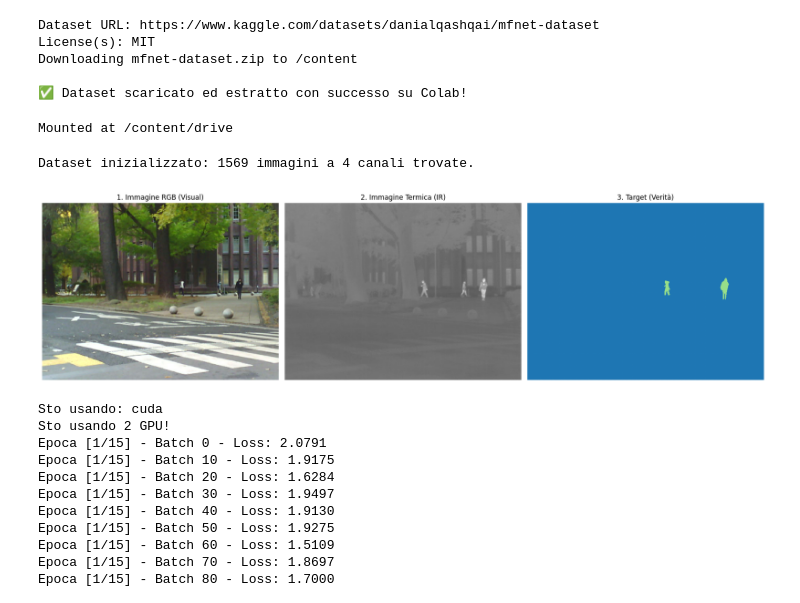
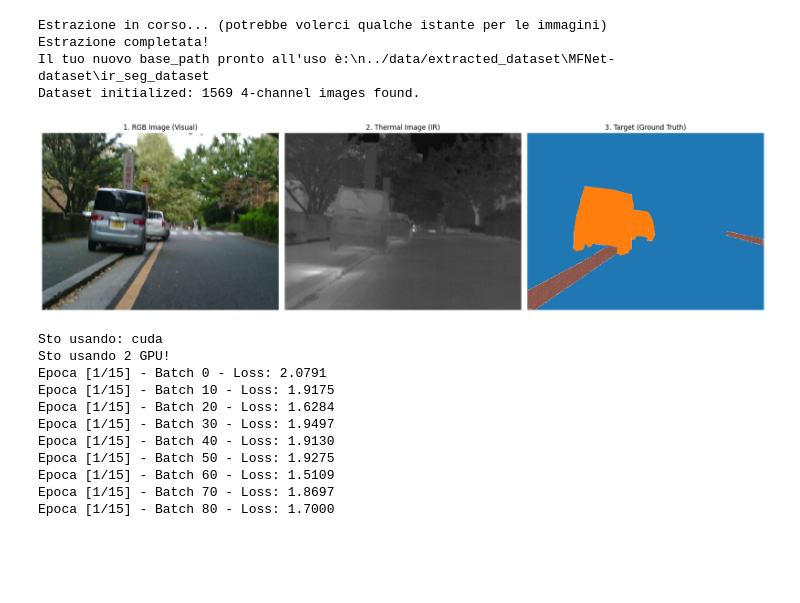
Before and after one commit to Yammi2002/DataFusionProject, a Jupyter notebook: notebooks/notebook.ipynb, the cells around one changed output. Drawn from its saved outputs; the diff is of its cells as text; code cells hidden in the pictures; blank space fills up the shorter version.

Commit message:
removed kaggle code

```diff
--- a/notebooks/notebook.ipynb
+++ b/notebooks/notebook.ipynb
@@ -5,38 +1,3 @@ dataset_path = '/kaggle/input'
-# %%
-import os
-
-
-os.environ['KAGGLE_API_TOKEN'] = "KGAT_c1b3be8ddc42844039565500f9122ec4"
-
-!kaggle datasets download -d danialqashqai/mfnet-dataset
-
-!unzip -q mfnet-dataset.zip -d /content/
-
-print("Done!")
-# %% [output]
-Dataset URL: https://www.kaggle.com/datasets/danialqashqai/mfnet-dataset
-License(s): MIT
-Downloading mfnet-dataset.zip to /content
-
-✅ Dataset scaricato ed estratto con successo su Colab!
-# %%
-import os
-import random
-import torch
-import torch.nn as nn
-import torch.nn.functional as F
-import numpy as np
-import matplotlib.pyplot as plt
-from PIL import Image
-from torch.utils.data import Dataset
-from torchvision import transforms
-from google.colab import drive
-
-drive.mount('/content/drive')
-percorso_pesi_rgb = "/content/drive/MyDrive/best_rgb.pth"
-percorso_pesi_ir = "/content/drive/MyDrive/best_ir.pth"
-# %% [output]
-Mounted at /content/drive
 # %%
 import os
 import torch
@@ -114,44 +75,64 @@ import matplotlib.pyplot as plt
 import random
 from torchvision import transforms
 
+import zipfile
+import os
+
+zip_path = "../data/archive.zip"
+extract_dir = "../data/extracted_dataset" # Creiamo una cartella pulita per l'estrazione
+
+os.makedirs(extract_dir, exist_ok=True)
+
+print("Estrazione in corso... (potrebbe volerci qualche istante per le immagini)")
+with zipfile.ZipFile(zip_path, 'r') as zip_ref:
+    zip_ref.extractall(extract_dir)
+print("Estrazione completata!")
+
+base_path = "../data/extracted_dataset\MFNet-dataset\ir_seg_dataset"
+
+print(f"Il tuo nuovo base_path pronto all'uso è:\\n{base_path}")
+
 # Initialize the dataset
 transform = transforms.ToTensor()
 dataset_training = MFNetDataset(
-    base_path="/kaggle/input/datasets/danialqashqai/mfnet-dataset/MFNet-dataset/ir_seg_dataset",
+    base_path=base_path,
     transform=transform
 )
 
 # Select a random image from the dataset
 random_index = random.randint(0, len(dataset_training) - 1)
 img_thermal, img_visual, true_mask = dataset_training[random_index]
 
 # Prepare images for Matplotlib
 img_t_plot = img_thermal.permute(1, 2, 0).numpy()
 img_v_plot = img_visual.permute(1, 2, 0).numpy()
 mask_plot = true_mask.numpy()
 
 fig, axes = plt.subplots(1, 3, figsize=(18, 5))
 
 # COLUMN 1: Visual Image (RGB)
 axes[0].imshow(img_v_plot)
 axes[0].set_title("1. RGB Image (Visual)")
 axes[0].axis('off')
 
 # COLUMN 2: Thermal Image
 axes[1].imshow(img_t_plot)
 axes[1].set_title("2. Thermal Image (IR)")
 axes[1].axis('off')
 
 # COLUMN 3: Target Mask
 axes[2].imshow(mask_plot, cmap='tab20', vmin=0, vmax=8)
 axes[2].set_title("3. Target (Ground Truth)")
 axes[2].axis('off')
 
 plt.tight_layout()
 plt.show()
 # %% [output]
-Dataset inizializzato: 1569 immagini a 4 canali trovate.
+Estrazione in corso... (potrebbe volerci qualche istante per le immagini)
+Estrazione completata!
+Il tuo nuovo base_path pronto all'uso è:\n../data/extracted_dataset\MFNet-dataset\ir_seg_dataset
+Dataset initialized: 1569 4-channel images found.
-[figure, old version]
+[figure, new version]
 # %%
 import torch
 import torch.nn as nn
```
Also changed, not shown: parts of 11 cells of this notebook, 1 other file.
